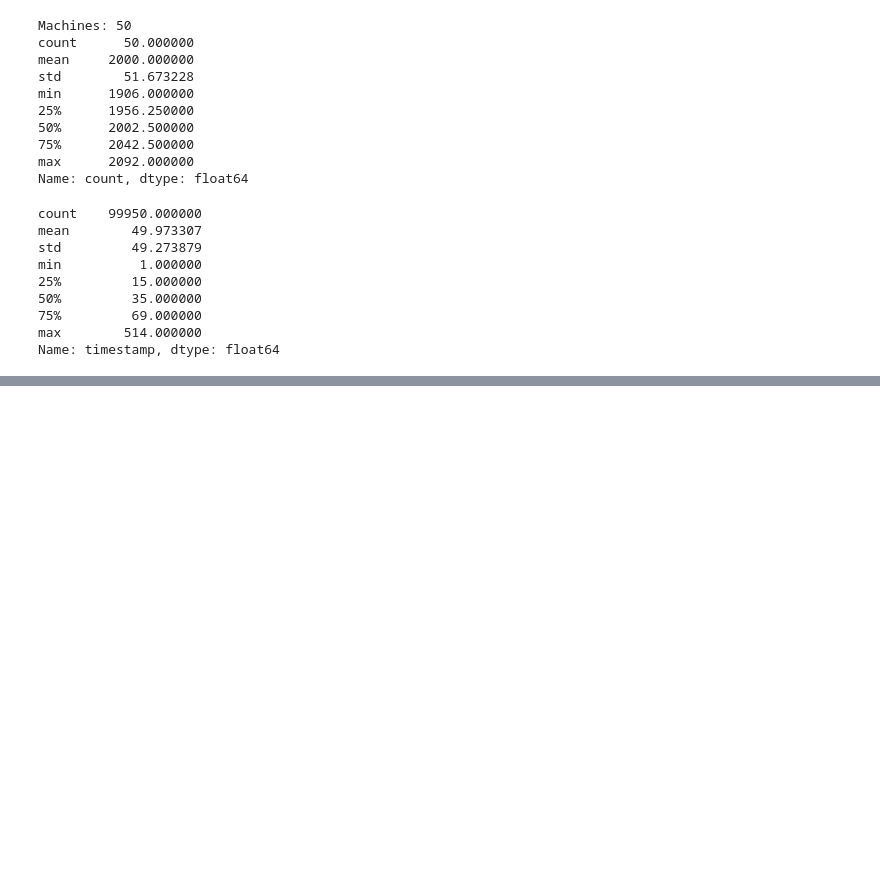
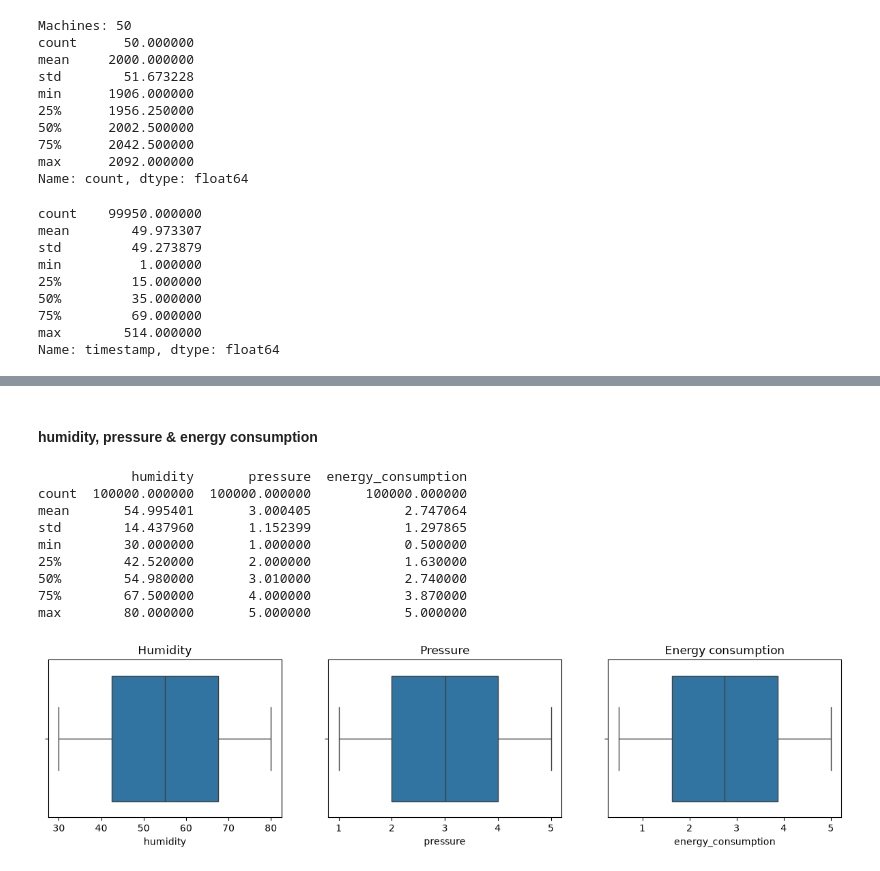
Before and after one commit to ssy-07678/AI-Solution-Project, a Jupyter notebook: eda.ipynb, the cells around one changed output, grey strips where cells are left out. Cells and saved outputs as stored; diff of their text form; code cells hidden in the pictures; blank space fills up the shorter version.

```diff
--- a/eda.ipynb
+++ b/eda.ipynb
@@ -154,0 +352,30 @@ Name: vibration, dtype: float64
+# %% [markdown]
+#### humidity, pressure & energy consumption
+# %%
+# Summary numbers for the three sensors
+print(df[['humidity', 'pressure', 'energy_consumption']].describe())
+
+# Boxplots side by side: are there extreme values?
+fig, axes = plt.subplots(1, 3, figsize=(15, 3))   # 1 row, 3 charts
+
+sns.boxplot(x=df['humidity'], ax=axes[0])
+axes[0].set_title('Humidity')
+
+sns.boxplot(x=df['pressure'], ax=axes[1])
+axes[1].set_title('Pressure')
+
+sns.boxplot(x=df['energy_consumption'], ax=axes[2])
+axes[2].set_title('Energy consumption')
+
+plt.show()
+# %% [output]
+            humidity       pressure  energy_consumption
+count  100000.000000  100000.000000       100000.000000
+mean       54.995401       3.000405            2.747064
+std        14.437960       1.152399            1.297865
+min        30.000000       1.000000            0.500000
+25%        42.520000       2.000000            1.630000
+50%        54.980000       3.010000            2.740000
+75%        67.500000       4.000000            3.870000
+max        80.000000       5.000000            5.000000
+[figure, added]
```
Also changed, not shown: parts of 57 cells of this notebook.
